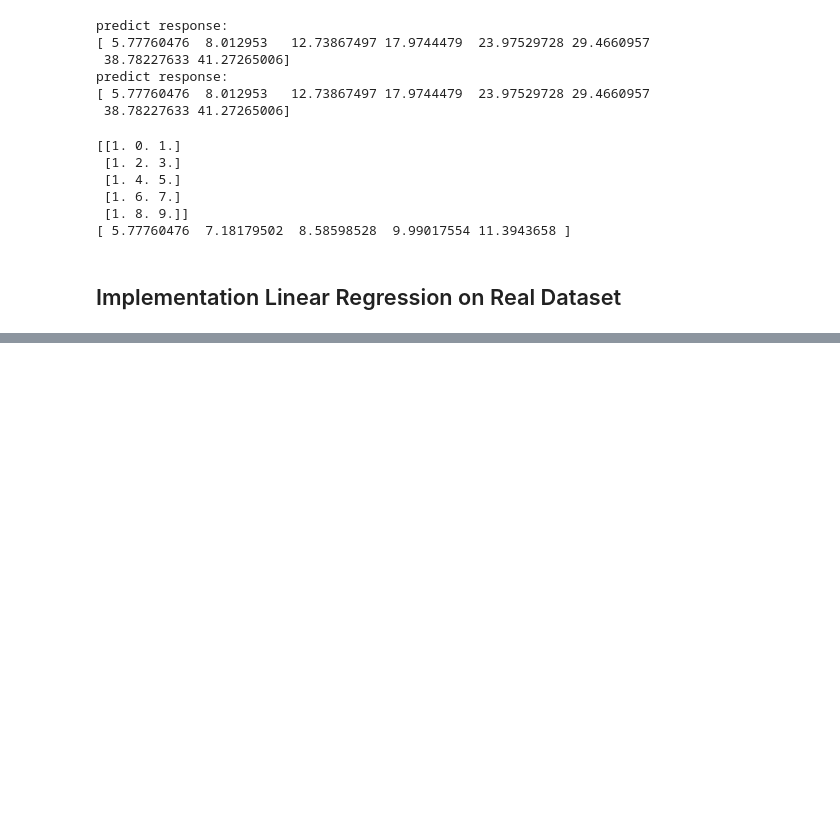
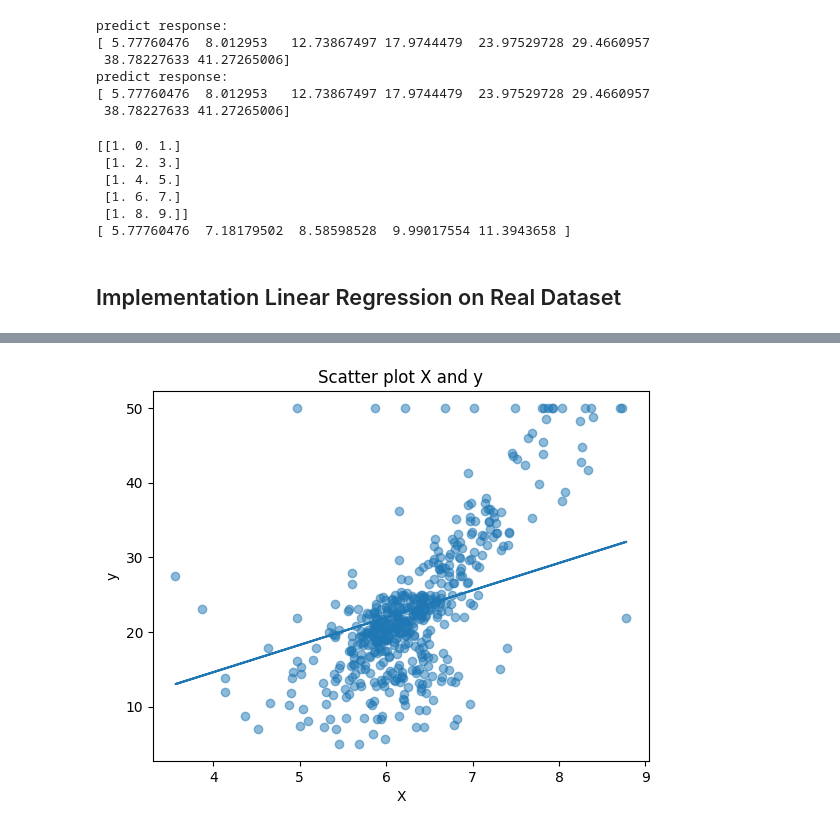
Before and after one commit to dafiqrahman/MSIB-Hacktiv8, a Jupyter notebook: sesi11.ipynb, the cells around one changed output, grey strips where cells are left out. Drawn from its saved outputs; the diff is of its cells as text; code cells hidden in the pictures; blank space fills up the shorter version.

```diff
--- a/sesi11.ipynb
+++ b/sesi11.ipynb
@@ -363,0 +358,3 @@ The Boston housing prices dataset has an ethical problem: as
+# %%
+# load te dataset
+data = pd.read_csv("D:\Boston.csv", index_col=[0])
@@ -363,0 +386,4 @@ The Boston housing prices dataset has an ethical problem: as
+# %%
+#define the data
+df = data.drop(columns=['medv'])
+data.columns = data.columns.str.upper()
@@ -363,0 +399,3 @@ The Boston housing prices dataset has an ethical problem: as
+# %%
+#put the target
+target = data.loc[:, ["MEDV"]]
@@ -363,0 +404,8 @@ The Boston housing prices dataset has an ethical problem: as
+# %%
+X = data["RM"]
+y = target["MEDV"]
+
+model = sm.OLS(y,X).fit()
+predictions = model.predict(X)
+
+model.summary()
@@ -363,0 +432,9 @@ The Boston housing prices dataset has an ethical problem: as
+# %%
+plt.scatter(X,y,alpha=0.5)
+plt.plot(X,predictions)
+plt.title("Scatter plot X and y")
+plt.xlabel("X")
+plt.ylabel("y")
+plt.show()
+# %% [output]
+[figure, added]
```
Also changed, not shown: parts of 27 cells of this notebook, 1 other file.
